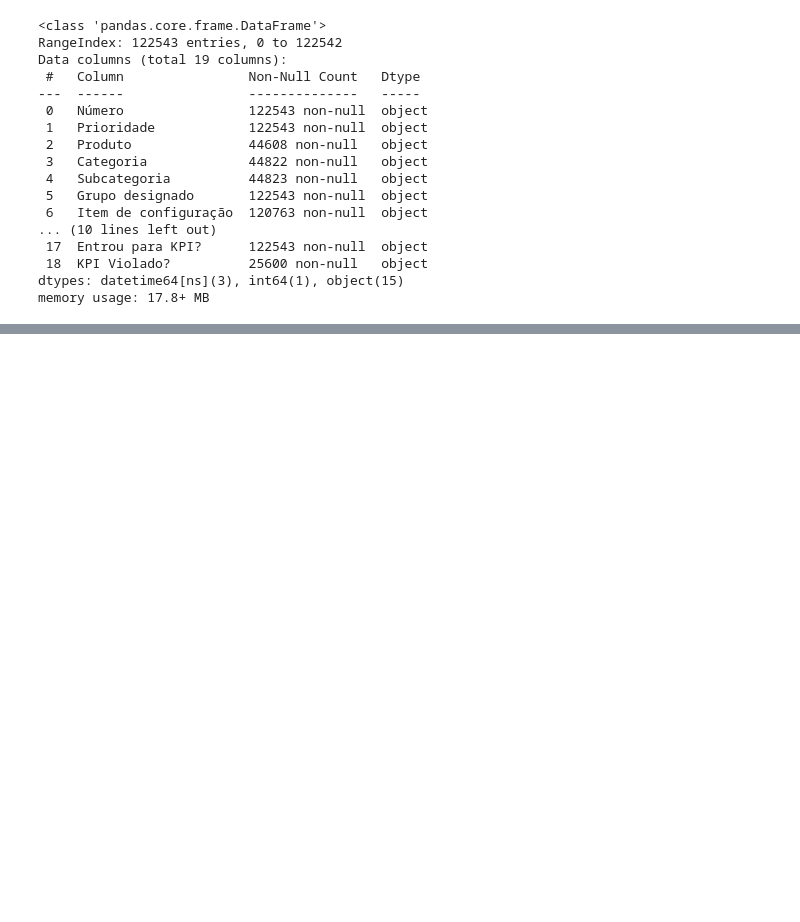
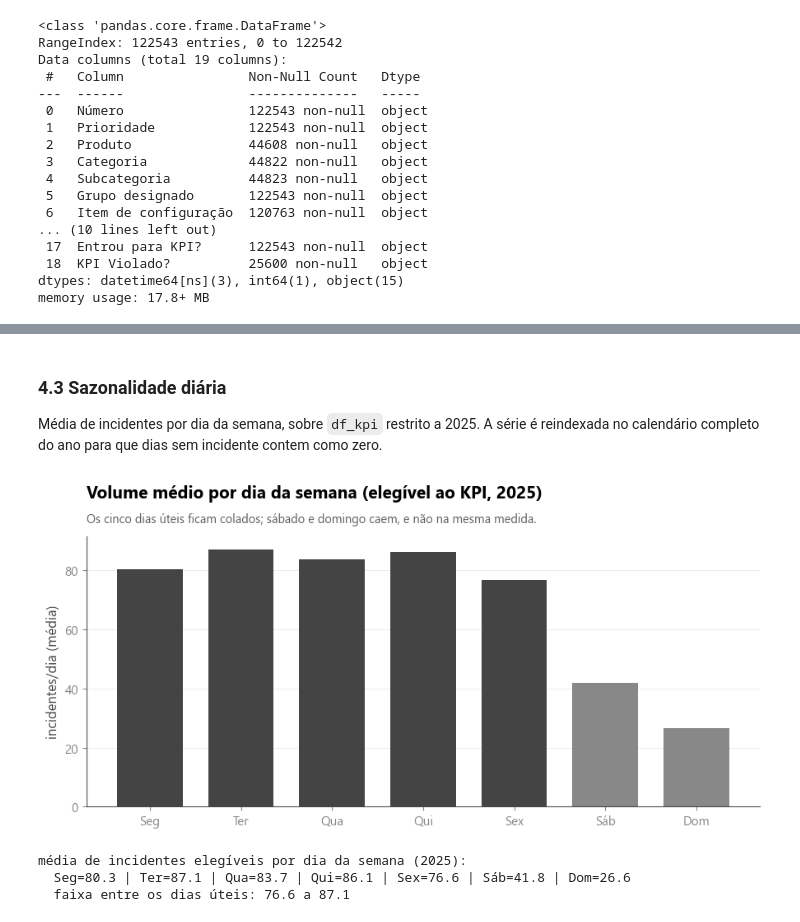
Before and after one commit to igor-vignola/LocaWeb-Cronos, a Jupyter notebook: notebooks/01_eda.ipynb, the cells around one changed output, grey strips where cells are left out. Drawn from its saved outputs; the diff is of its cells as text; code cells hidden in the pictures; blank space fills up the shorter version.

```diff
--- a/notebooks/01_eda.ipynb
+++ b/notebooks/01_eda.ipynb
@@ -688,0 +485,31 @@ top grupos: {'Team11': np.int64(114), 'Team09': np.int64(56), 'Team07': np.int64
+# %% [markdown]
+### 4.3 Sazonalidade diária
+
+Média de incidentes por dia da semana, sobre `df_kpi` restrito a 2025. A série é reindexada no
+calendário completo do ano para que dias sem incidente contem como zero.
+# %%
+df_kpi_25 = df_kpi[df_kpi['Aberto'].dt.year == 2025]
+dias_2025 = pd.date_range('2025-01-01', '2025-12-31', freq='D')
+diario_kpi = df_kpi_25.groupby('data').size().reindex(dias_2025, fill_value=0)
+
+dias_lbl = ['Seg', 'Ter', 'Qua', 'Qui', 'Sex', 'Sáb', 'Dom']
+media_dow = diario_kpi.groupby(diario_kpi.index.dayofweek).mean()
+
+fig, ax = plt.subplots(figsize=(9, 4.5))
+cores = [CRONOS_COLORS['mid_gray'] if k >= 5 else CRONOS_COLORS['dark_gray'] for k in range(7)]
+ax.bar(dias_lbl, media_dow.values, color=cores, width=0.72)
+titulo_cronos(ax, 'Volume médio por dia da semana (elegível ao KPI, 2025)',
+              'Os cinco dias úteis ficam colados; sábado e domingo caem, e não na mesma medida.')
+ax.set_ylabel('incidentes/dia (média)')
+fig.tight_layout()
+fig.savefig(FIGURES_DIR / '43a_dia_semana.png', dpi=200, bbox_inches='tight', facecolor='white')
+plt.show()
+
+print('média de incidentes elegíveis por dia da semana (2025):')
+print('  ' + ' | '.join(f'{r}={v:.1f}' for r, v in zip(dias_lbl, media_dow.values)))
+print(f'  faixa entre os dias úteis: {media_dow.iloc[:5].min():.1f} a {media_dow.iloc[:5].max():.1f}')
+# %% [output]
+[figure, added]
+média de incidentes elegíveis por dia da semana (2025):
+  Seg=80.3 | Ter=87.1 | Qua=83.7 | Qui=86.1 | Sex=76.6 | Sáb=41.8 | Dom=26.6
+  faixa entre os dias úteis: 76.6 a 87.1
```
Also changed, not shown: parts of 85 cells of this notebook, 14 other files.
